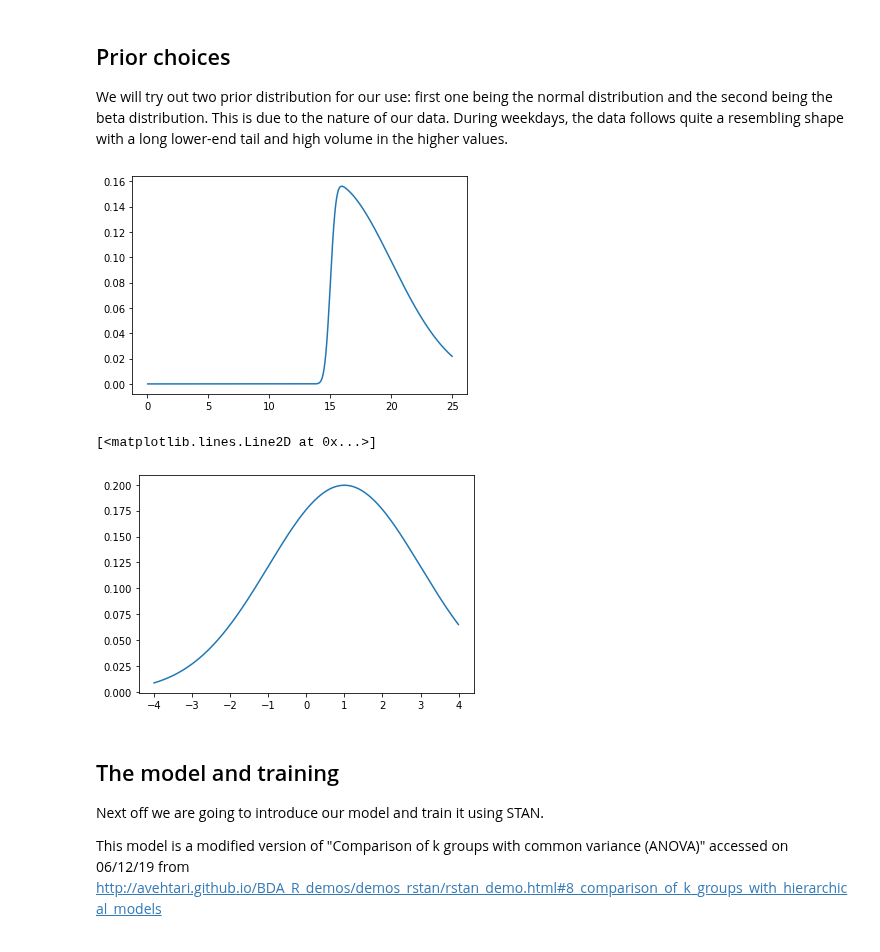
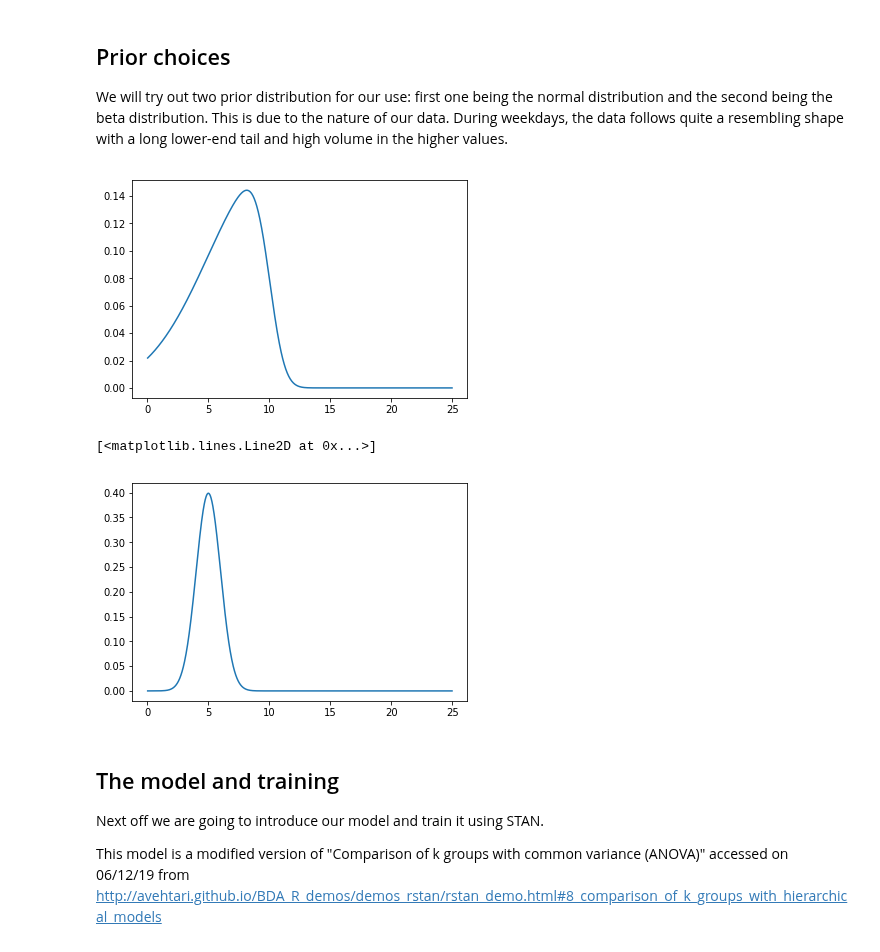
Before and after one commit to Lensku/BDA-Project-Otso-Lensku, a Jupyter notebook: Project.ipynb, the cells around one changed output. Cells and saved outputs as stored; diff of their text form; code cells hidden in the pictures.

Commit message:
scipy skewnorm fiddle

```diff
--- a/Project.ipynb
+++ b/Project.ipynb
@@ -204,15 +204,15 @@ We will try out two prior distribution for our use: first one being the normal d
 # %%
 x = np.linspace(0,25,1002)[1:-1]
 x2 = np.linspace(-4,4,1002)[1:-1]
-dist = ss.skewnorm(14,15, 5)
-dist2 = ss.norm(1,2)
+dist = ss.skewnorm(loc=10,scale=5,a=-5)
+dist2 = ss.norm(loc=5,scale=1)
 plt.plot(x, dist.pdf(x))
 plt.show()
-plt.plot(x2, dist2.pdf(x2))
+plt.plot(x, dist2.pdf(x))
 # %% [output]
-[figure, old version]
+[figure, new version]
 [<matplotlib.lines.Line2D at 0x...>]
-[figure, old version]
+[figure, new version]
 # %% [markdown]
 ## The model and training
 
```
